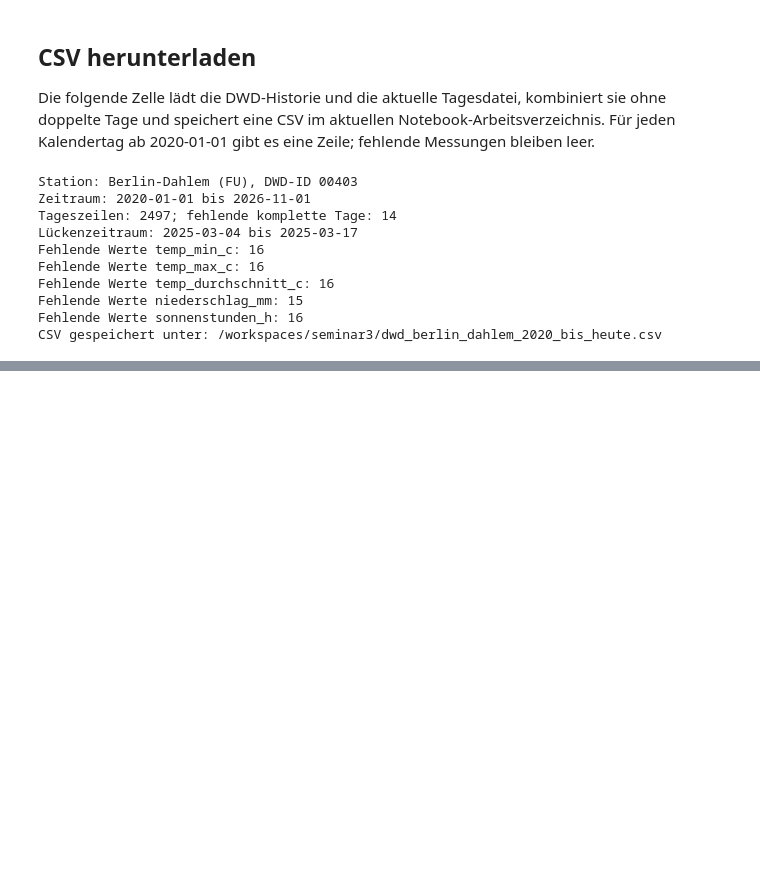
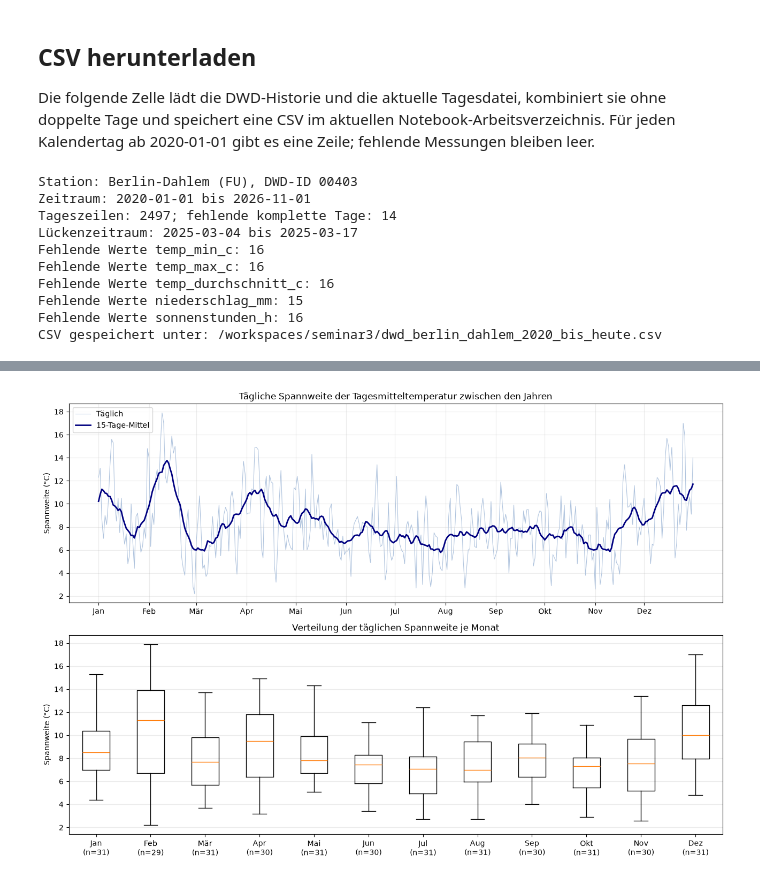
Before and after one commit to JosefineSo/seminar3, a Jupyter notebook: dwd_berlin_wetterdaten_2020_bis_heute.ipynb, the cells around one changed output, grey strips where cells are left out. Drawn from its saved outputs; the diff is of its cells as text; code cells hidden in the pictures; blank space fills up the shorter version.

```diff
--- a/dwd_berlin_wetterdaten_2020_bis_heute.ipynb
+++ b/dwd_berlin_wetterdaten_2020_bis_heute.ipynb
@@ -162,0 +221,91 @@ CSV gespeichert unter: /workspaces/seminar3/dwd_berlin_dahlem_2020_bis_heute.csv
+# %%
+# Das jüngste Jahr ist unvollständig und wird für den fairen Vergleich ausgelassen.
+complete_years = [year for year in years if year < latest_csv_date.year]
+daily_ranges = []
+monthly_ranges = {month: [] for month in range(1, 13)}
+
+for index, calendar_day in enumerate(calendar_days):
+    values = [
+        annual_temperatures[year].get(calendar_day, float("nan"))
+        for year in complete_years
+    ]
+    values = [value for value in values if value == value]  # NaN ausschließen
+
+    if len(values) >= 2:
+        spread = max(values) - min(values)
+        daily_ranges.append((calendar_day, spread))
+        monthly_ranges[calendar_day.month].append(spread)
+
+winter_values = [
+    spread
+    for month in (12, 1, 2)
+    for spread in monthly_ranges[month]
+ ]
+summer_values = [
+    spread
+    for month in (6, 7, 8)
+    for spread in monthly_ranges[month]
+ ]
+
+winter_mean = sum(winter_values) / len(winter_values)
+summer_mean = sum(summer_values) / len(summer_values)
+difference = winter_mean - summer_mean
+percent_difference = difference / summer_mean * 100 if summer_mean else float("nan")
+
+print(f"Verglichene vollständige Jahre: {complete_years}")
+print(f"Mittlere tägliche Spannweite im Winter: {winter_mean:.1f} °C")
+print(f"Mittlere tägliche Spannweite im Sommer: {summer_mean:.1f} °C")
+print(
+    f"Winter minus Sommer: {difference:+.1f} °C "
+    f"({percent_difference:+.0f} % gegenüber dem Sommer)"
+ )
+
+# 15-Tage-Mittel glättet die tägliche Spannweite für den Saisonverlauf.
+smoothed_ranges = []
+for index in range(len(daily_ranges)):
+    window = daily_ranges[max(0, index - 7): index + 8]
+    smoothed_ranges.append(
+        sum(spread for _, spread in window) / len(window)
+    )
+
+fig, (ax1, ax2) = plt.subplots(2, 1, figsize=(13, 9))
+
+dates = [day for day, _ in daily_ranges]
+spreads = [spread for _, spread in daily_ranges]
+ax1.plot(dates, spreads, color="lightsteelblue", linewidth=0.8, label="Täglich")
+ax1.plot(
+    dates,
+    smoothed_ranges,
+    color="navy",
+    linewidth=2,
+    label="15-Tage-Mittel",
+ )
+ax1.set_title("Tägliche Spannweite der Tagesmitteltemperatur zwischen den Jahren")
+ax1.set_ylabel("Spannweite (°C)")
+ax1.set_xticks([datetime(2000, month, 1) for month in range(1, 13)])
+ax1.set_xticklabels(
+    ["Jan", "Feb", "Mär", "Apr", "Mai", "Jun", "Jul", "Aug", "Sep", "Okt", "Nov", "Dez"]
+ )
+ax1.grid(alpha=0.25)
+ax1.legend()
+
+months = list(range(1, 13))
+box_data = [monthly_ranges[month] for month in months]
+month_labels = [
+    f"{label}\n(n={len(monthly_ranges[month])})"
+    for month, label in zip(
+        months,
+        ["Jan", "Feb", "Mär", "Apr", "Mai", "Jun",
+         "Jul", "Aug", "Sep", "Okt", "Nov", "Dez"],
+    )
+ ]
+ax2.boxplot(box_data, showfliers=False)
+ax2.set_xticks(range(1, len(month_labels) + 1))
+ax2.set_xticklabels(month_labels)
+ax2.set_title("Verteilung der täglichen Spannweite je Monat")
+ax2.set_ylabel("Spannweite (°C)")
+ax2.grid(axis="y", alpha=0.25)
+
+fig.tight_layout()
+plt.show()
+# %% [output]
@@ -162,0 +316 @@ CSV gespeichert unter: /workspaces/seminar3/dwd_berlin_dahlem_2020_bis_heute.csv
+[figure, added]
```
Also changed, not shown: parts of 4 cells of this notebook.
